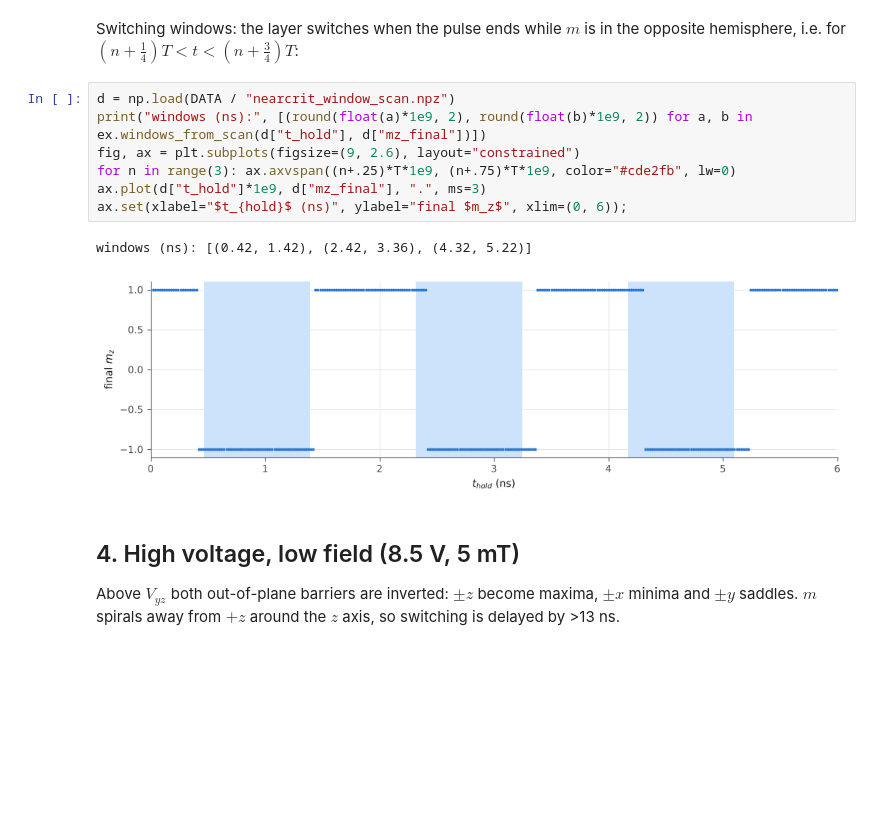
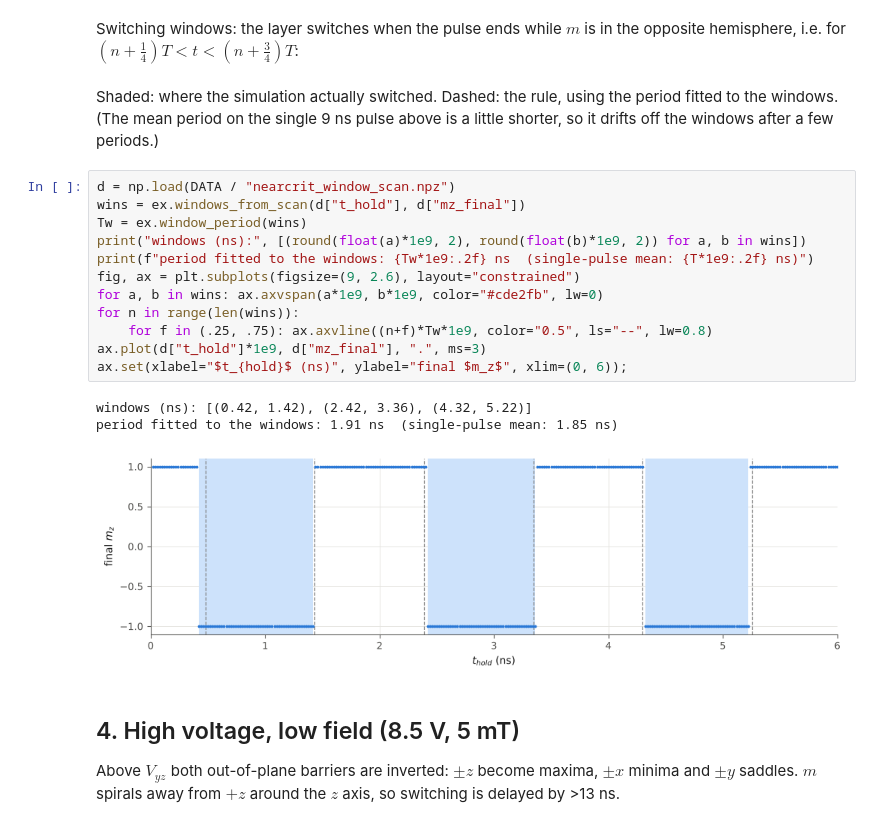
Before and after one commit to shakir1ahmed3/vcma-pmtj-switching, a Jupyter notebook: notebooks/02_vcma_switching_regimes.ipynb, the cells around one changed output. Saved outputs shown, nothing was run; the diff lists cells and outputs as text; blank space fills up the shorter version.

```diff
--- a/notebooks/02_vcma_switching_regimes.ipynb
+++ b/notebooks/02_vcma_switching_regimes.ipynb
@@ -95,16 +95,25 @@ vp.plot_dynamics(r, (9, 3.6), title="two 1 ns pulses: +z -> -z -> +z");
 # %% [markdown]
 Switching windows: the layer switches when the pulse ends while $m$ is in the opposite hemisphere, i.e. for
 $(n+\tfrac14)T < t < (n+\tfrac34)T$:
+# %% [markdown]
+Shaded: where the simulation actually switched. Dashed: the rule, using the period fitted to the windows.
+(The mean period on the single 9 ns pulse above is a little shorter, so it drifts off the windows after a few periods.)
 # %%
 d = np.load(DATA / "nearcrit_window_scan.npz")
-print("windows (ns):", [(round(float(a)*1e9, 2), round(float(b)*1e9, 2)) for a, b in ex.windows_from_scan(d["t_hold"], d["mz_final"])])
+wins = ex.windows_from_scan(d["t_hold"], d["mz_final"])
+Tw = ex.window_period(wins)
+print("windows (ns):", [(round(float(a)*1e9, 2), round(float(b)*1e9, 2)) for a, b in wins])
+print(f"period fitted to the windows: {Tw*1e9:.2f} ns  (single-pulse mean: {T*1e9:.2f} ns)")
 fig, ax = plt.subplots(figsize=(9, 2.6), layout="constrained")
-for n in range(3): ax.axvspan((n+.25)*T*1e9, (n+.75)*T*1e9, color="#cde2fb", lw=0)
+for a, b in wins: ax.axvspan(a*1e9, b*1e9, color="#cde2fb", lw=0)
+for n in range(len(wins)):
+    for f in (.25, .75): ax.axvline((n+f)*Tw*1e9, color="0.5", ls="--", lw=0.8)
 ax.plot(d["t_hold"]*1e9, d["mz_final"], ".", ms=3)
 ax.set(xlabel="$t_{hold}$ (ns)", ylabel="final $m_z$", xlim=(0, 6));
 # %% [output]
 windows (ns): [(0.42, 1.42), (2.42, 3.36), (4.32, 5.22)]
+period fitted to the windows: 1.91 ns  (single-pulse mean: 1.85 ns)
-[figure, old version]
+[figure, new version]
 # %% [markdown]
 ## 4. High voltage, low field (8.5 V, 5 mT)
 
```
Also changed, not shown: 6 other files.
